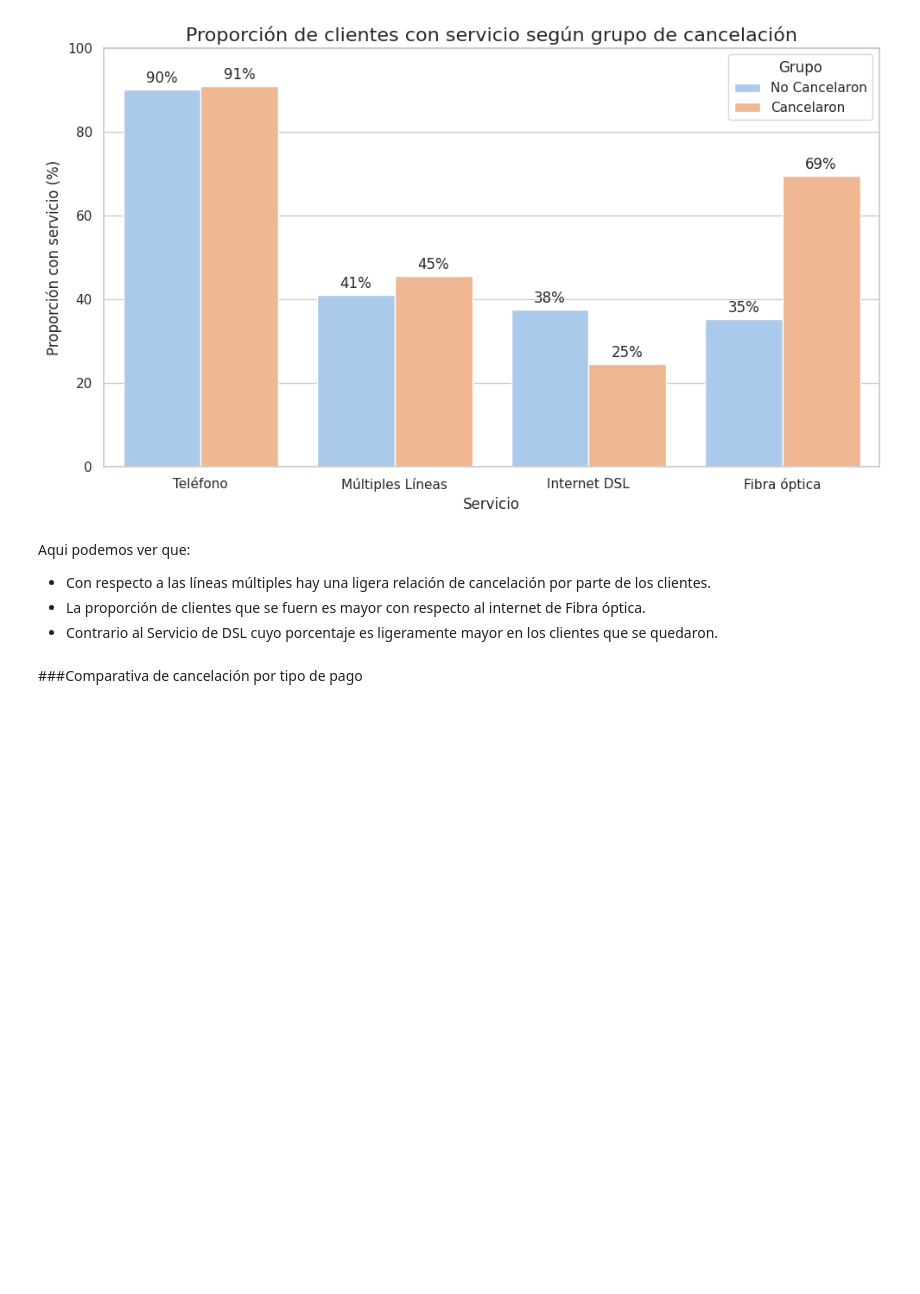
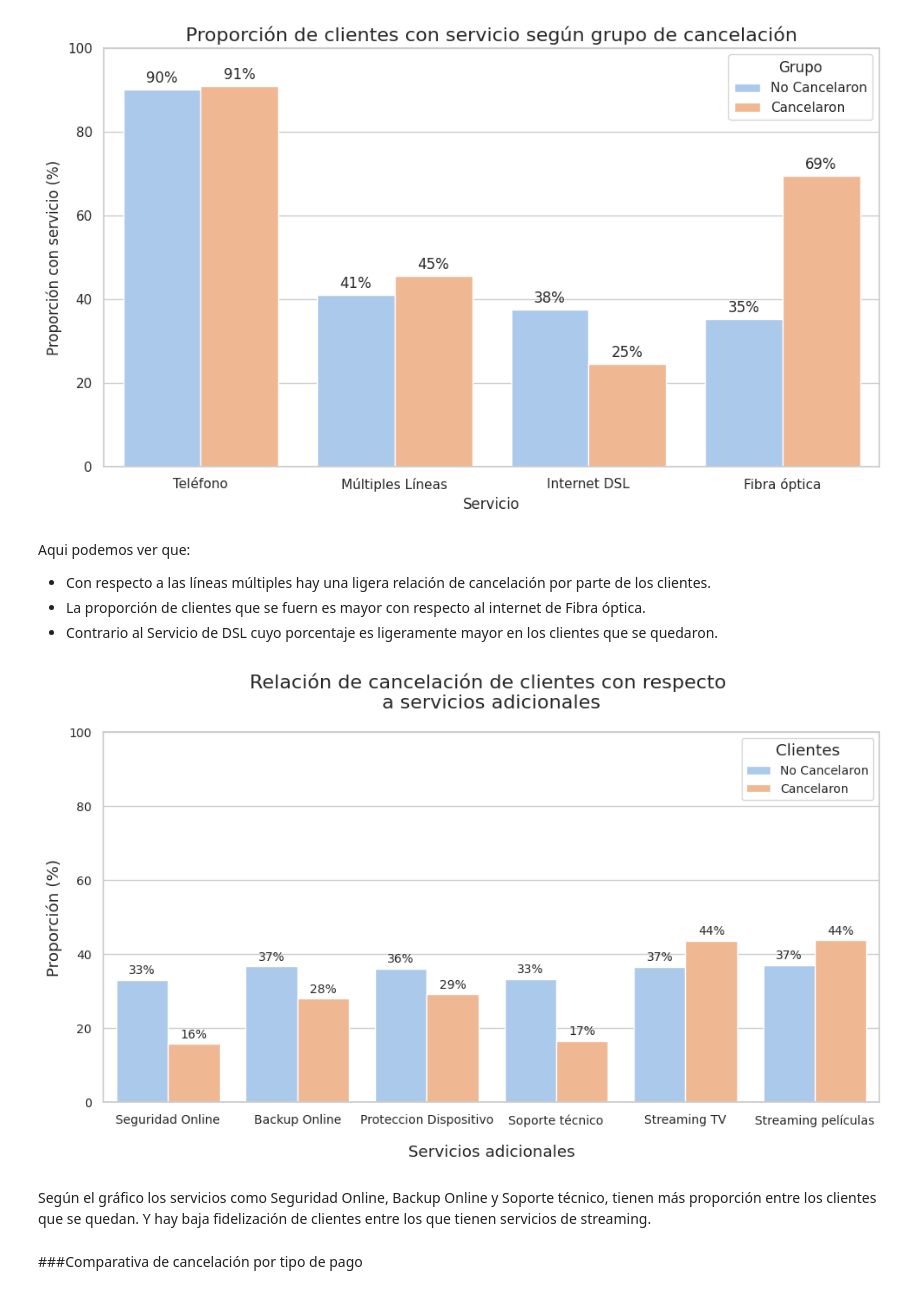
Before and after one commit to DaniBntz/AluraStore, a Jupyter notebook: TelecomX_Challenge.ipynb, the cells around one changed output. Drawn from its saved outputs; the diff is of its cells as text; code cells hidden in the pictures; blank space fills up the shorter version.

Commit message:
Relación de cancelación con servicios adicionales

```diff
--- a/TelecomX_Challenge.ipynb
+++ b/TelecomX_Challenge.ipynb
@@ -842,6 +842,68 @@ Aqui podemos ver que:
 - Con respecto a las líneas múltiples hay una ligera relación de cancelación por parte de los clientes.
 - La proporción de clientes que se fuern es mayor con respecto al internet de Fibra óptica.
 - Contrario al Servicio de DSL cuyo porcentaje es ligeramente mayor en los clientes que se quedaron.
+# %%
+#Ahora voy a revisar los servicios adicionales al servicio de internet
+servicios_adicionales = ['Seguridad_Ol', 'Backup_Ol', 'Proteccion_dispositivo', 'Soporte_tecnico', 'Streaming_TV', 'Streaming_peliculas']
+
+nombres_adicionales = {
+    'Seguridad_Ol': 'Seguridad Online',
+    'Backup_Ol': 'Backup Online',
+    'Proteccion_dispositivo': 'Proteccion Dispositivo',
+    'Soporte_tecnico': 'Soporte técnico',
+    'Streaming_TV': 'Streaming TV',
+    'Streaming_peliculas': 'Streaming películas'
+       }
+# %%
+# Preparar DataFrame con proporciones por grupo
+df_adicionales = []
+
+for adicional in servicios_adicionales:
+    for grupo in [0, 1]:  # 0 = No Cancelaron, 1 = Cancelaron
+        subset = datos[datos['Cancelacion'] == grupo]
+        total = len(subset)
+        con_el_servicio = subset[adicional].sum()
+        proporcion = (con_el_servicio / total) * 100 if total > 0 else 0  # → en porcentaje
+
+        df_adicionales.append([
+            nombres_adicionales[adicional],
+            'Cancelaron' if grupo == 1 else 'No Cancelaron',
+            proporcion
+        ])
+
+df_serv_adicionales = pd.DataFrame(df_adicionales, columns=['Adicional', 'Grupo', 'Proporcion'])
+
+# Grafico
+plt.figure(figsize=(10, 6))
+
+sns.barplot(
+    data=df_serv_adicionales,
+    x='Adicional',
+    y='Proporcion',
+    hue='Grupo',
+    palette='pastel',
+    errorbar=None
+)
+
+plt.title('Relación de cancelación de clientes con respecto \na servicios adicionales', fontsize=16, pad = 20)
+plt.xlabel('Servicios adicionales', labelpad = 15)
+plt.ylabel('Proporción (%)', labelpad = 5)
+plt.ylim(0, 100)
+plt.legend(title='Clientes', fontsize = 10)
+plt.yticks(fontsize=10)
+plt.xticks(fontsize=10)
+
+# Etiquetas de porcentaje sobre cada barra
+for container in plt.gca().containers:
+    plt.bar_label(container, fmt='%.0f%%', label_type='edge', padding=3, fontsize = 10)
+
+plt.tight_layout()
+plt.show()
+# %% [output]
+[figure, added]
+# %% [markdown]
+Según el gráfico los servicios como Seguridad Online, Backup Online y Soporte técnico, tienen más proporción entre los clientes que se quedan.
+Y hay baja fidelización de clientes entre los que tienen servicios de streaming.
 # %% [markdown]
 ###Comparativa de cancelación por tipo de pago
 # %%
```
Also changed, not shown: parts of 9 cells of this notebook.
